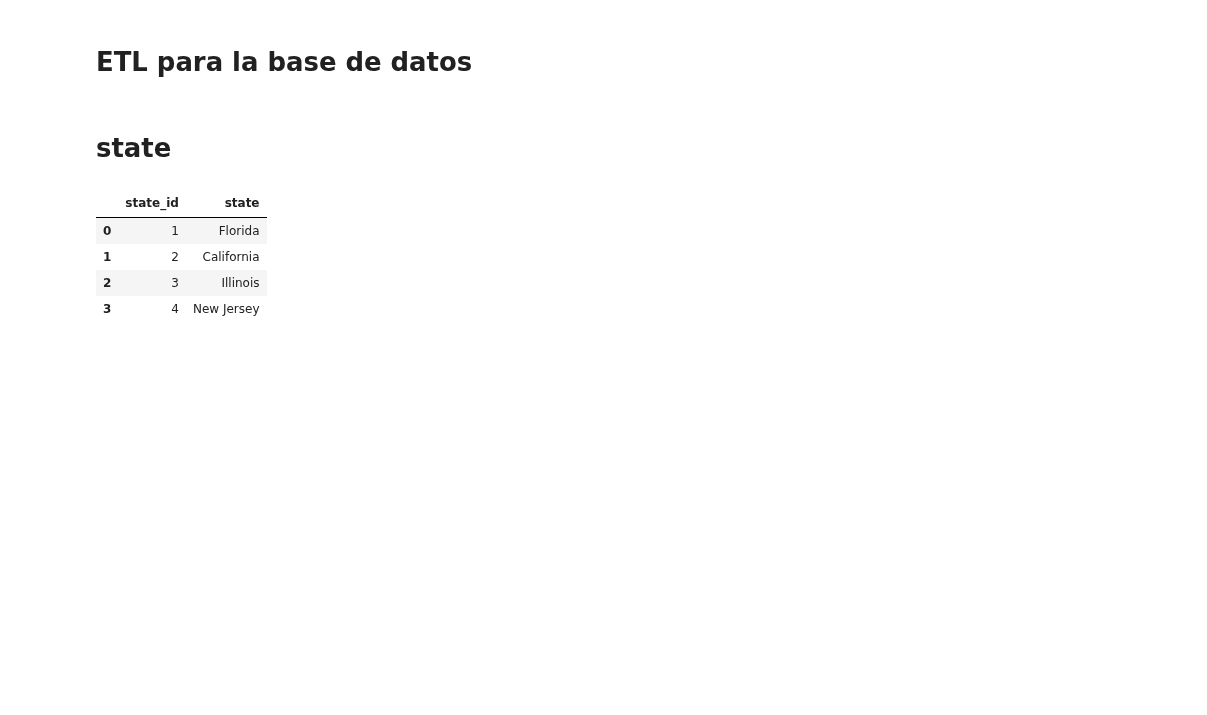
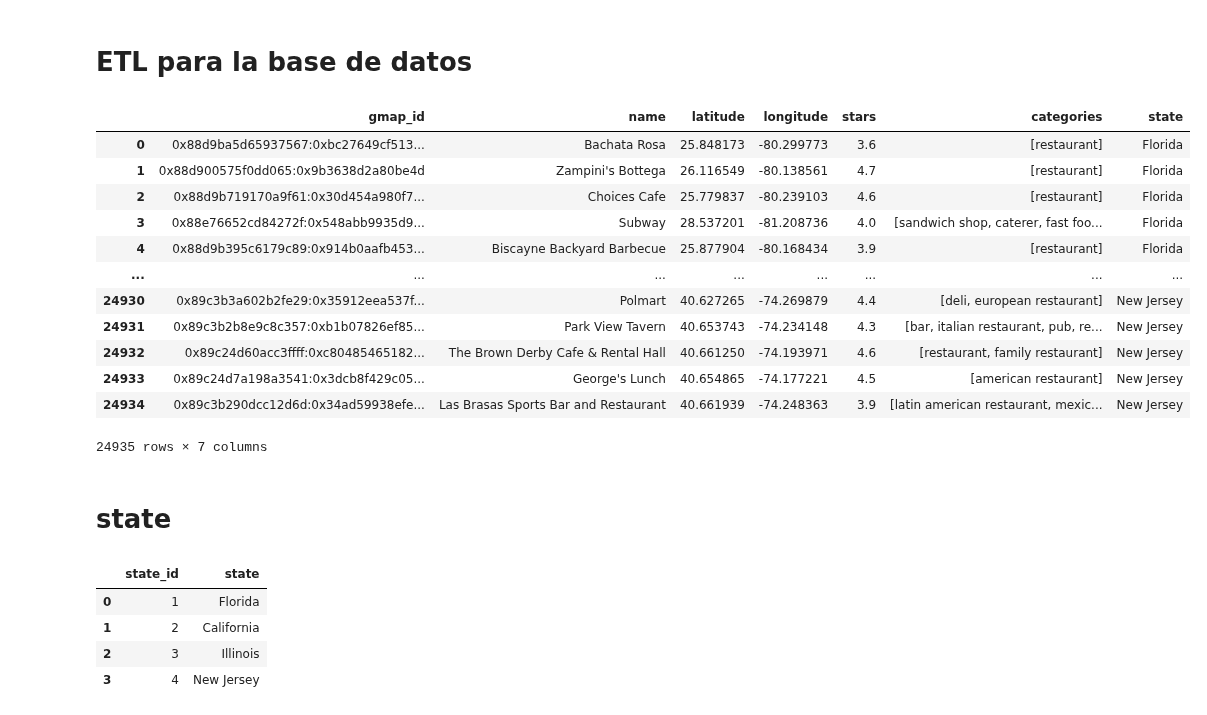
Before and after one commit to Paniceres/GP_Henry, a Jupyter notebook: etl-eda/etl_base_de_datos.ipynb, the cells around one changed output. Saved outputs shown, nothing was run; the diff lists cells and outputs as text; code cells hidden in the pictures; blank space fills up the shorter version.

```diff
--- a/etl-eda/etl_base_de_datos.ipynb
+++ b/etl-eda/etl_base_de_datos.ipynb
@@ -6,6 +6,22 @@ import unicodedata
 # %%
 google = pd.read_parquet('../datasets/processed/google/business_google.parquet.gz')
 yelp = pd.read_parquet('../datasets/processed/yelp/business_yelp.parquet.gz')
+# %%
+google
+# %% [output]
+|  | gmap_id | name | latitude | longitude | stars | categories | state |
+| 0 | 0x88d9ba5d65937567:0xbc27649cf513... | Bachata Rosa | 25.848173 | -80.299773 | 3.6 | [restaurant] | Florida |
+| 1 | 0x88d900575f0dd065:0x9b3638d2a80be4d | Zampini's Bottega | 26.116549 | -80.138561 | 4.7 | [restaurant] | Florida |
+| 2 | 0x88d9b719170a9f61:0x30d454a980f7... | Choices Cafe | 25.779837 | -80.239103 | 4.6 | [restaurant] | Florida |
+| 3 | 0x88e76652cd84272f:0x548abb9935d9... | Subway | 28.537201 | -81.208736 | 4.0 | [sandwich shop, caterer, fast foo... | Florida |
+| 4 | 0x88d9b395c6179c89:0x914b0aafb453... | Biscayne Backyard Barbecue | 25.877904 | -80.168434 | 3.9 | [restaurant] | Florida |
+| ... | ... | ... | ... | ... | ... | ... | ... |
+| 24930 | 0x89c3b3a602b2fe29:0x35912eea537f... | Polmart | 40.627265 | -74.269879 | 4.4 | [deli, european restaurant] | New Jersey |
+| 24931 | 0x89c3b2b8e9c8c357:0xb1b07826ef85... | Park View Tavern | 40.653743 | -74.234148 | 4.3 | [bar, italian restaurant, pub, re... | New Jersey |
+| 24932 | 0x89c24d60acc3ffff:0xc80485465182... | The Brown Derby Cafe & Rental Hall | 40.661250 | -74.193971 | 4.6 | [restaurant, family restaurant] | New Jersey |
+| 24933 | 0x89c24d7a198a3541:0x3dcb8f429c05... | George's Lunch | 40.654865 | -74.177221 | 4.5 | [american restaurant] | New Jersey |
+| 24934 | 0x89c3b290dcc12d6d:0x34ad59938efe... | Las Brasas Sports Bar and Restaurant | 40.661939 | -74.248363 | 3.9 | [latin american restaurant, mexic... | New Jersey |
+24935 rows × 7 columns
 # %% [markdown]
 # state
 # %%
```
Also changed, not shown: parts of 1 cell of this notebook, 3 other files.
